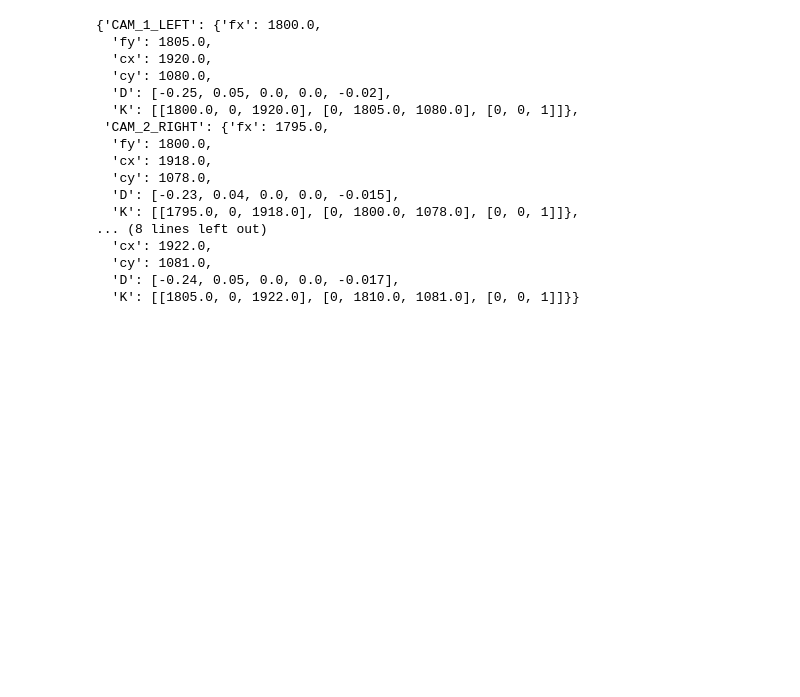
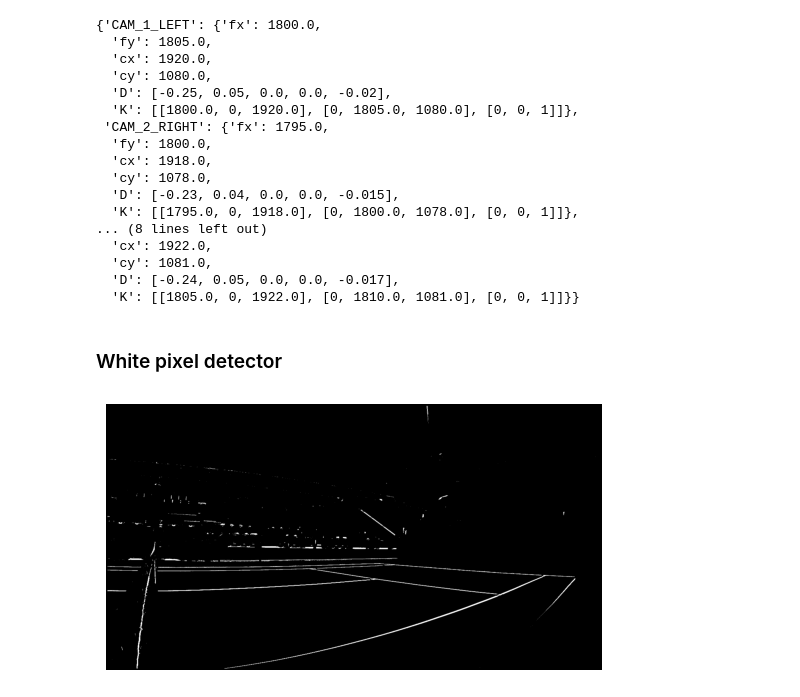
Before and after one commit to damianstone/cv-calibration-triangulation, a Jupyter notebook: src/robust-calibration/get_extrinsic_params.ipynb, the cells around one changed output. Saved outputs shown, nothing was run; the diff lists cells and outputs as text; code cells hidden in the pictures; blank space fills up the shorter version.

```diff
--- a/src/robust-calibration/get_extrinsic_params.ipynb
+++ b/src/robust-calibration/get_extrinsic_params.ipynb
@@ -50,7 +50,7 @@ import numpy as np
 
 # --- Main functions implementing the paper’s steps ---
 
-def white_pixel_detector(image, sigma_l=128, sigma_d=20, tau=8):
+def white_pixel_detector_temp(image, sigma_l=128, sigma_d=20, tau=8):
     """
     Implements Section 3.1: Detect white court-line pixels.
     (Use brightness and neighbor tests; here a simplified version.)
@@ -60,7 +60,7 @@ def white_pixel_detector(image, sigma_l=128, sigma_d=20, tau=8):
     mask = (gray >= sigma_l).astype(np.uint8) * 255
     return mask
 
-def hough_line_detection(white_mask, threshold=100, min_line_length=50, max_line_gap=5):
+def hough_line_detection_temp(white_mask, threshold=100, min_line_length=50, max_line_gap=5):
     """
     Section 3.2.1: Extract candidate court lines using Hough transform.
     """
@@ -214,3 +214,79 @@ def pipeline(folder_left1, folder_right1, folder_left2, folder_right2, court_mod
         }
     }
     return results
+# %%
+import matplotlib.pyplot as plt
+
+def print_image(imread_img):
+  img = cv.cvtColor(imread_img, cv.COLOR_BGR2RGB)
+  plt.imshow(img)
+  plt.axis('off')
+  plt.show()
+# %% [markdown]
+### White pixel detector
+# %%
+
+def white_pixel_detector(img, tau=8, thresh_l=128, thresh_d=15, block_size=20, aperture_size=3):
+    """
+    Simplified white pixel detection for court lines (Section 3.1).
+
+    Parameters:
+      img: BGR image.
+      tau: pixel offset for neighbor comparisons.
+      thresh_l: luminance threshold.
+      thresh_d: minimum brightness difference.
+      block_size: window size for structure tensor.
+      aperture_size: aperture for computing gradients.
+
+    Returns:
+      combined_mask: an 8-bit image where white pixels (255) are potential court-line pixels.
+    """
+    # Convert to YCbCr and extract the Y (luminance) channel.
+    img_ycbcr = cv.cvtColor(img, cv.COLOR_BGR2YCrCb)
+    y_channel = img_ycbcr[:, :, 0].astype(np.int32)
+    height, width = y_channel.shape
+
+    # Initialize candidate mask.
+    candidate_mask = np.zeros((height, width), dtype=np.uint8)
+
+    # Avoid boundaries by processing only the central region.
+    central = y_channel[tau:-tau, tau:-tau]
+    left_neighbors = y_channel[tau:-tau, 0:width-2*tau]
+    right_neighbors = y_channel[tau:-tau, 2*tau:width]
+    top_neighbors = y_channel[0:height-2*tau, tau:-tau]
+    bottom_neighbors = y_channel[2*tau:height, tau:-tau]
+
+    # Condition for horizontal white pixel detection.
+    cond_h = (central >= thresh_l) & ((central - left_neighbors) > thresh_d) & ((central - right_neighbors) > thresh_d)
+
+    # Condition for vertical white pixel detection.
+    cond_v = (central >= thresh_l) & ((central - top_neighbors) > thresh_d) & ((central - bottom_neighbors) > thresh_d)
+    candidate = ((cond_h | cond_v).astype(np.uint8)) * 255
+    candidate_mask[tau:-tau, tau:-tau] = candidate
+
+    # Compute the structure tensor (corner eigenvalues) on the Y channel.
+    img_y_float = img_ycbcr[:, :, 0].astype(np.float32)
+    structure = cv.cornerEigenValsAndVecs(img_y_float, block_size, aperture_size)
+
+    # The first two channels are eigenvalues.
+    ev0 = structure[:, :, 0]
+    ev1 = structure[:, :, 1]
+    max_ev = np.maximum(ev0, ev1)
+    min_ev = np.minimum(ev0, ev1)
+
+    # Structure constraint: mark pixels with dominant orientation (line-like) if max eigenvalue > 4 * min eigenvalue.
+    structure_mask = ((max_ev > 4 * min_ev).astype(np.uint8)) * 255
+
+    # Combine the candidate mask with the structure mask.
+    combined_mask = cv.bitwise_and(candidate_mask, candidate_mask, mask=structure_mask)
+
+    return combined_mask
+
+
+
+white_pixel_img = cv.imread(f'{IMAGE_BASE_PATH}/side-view/side-1.jpg')
+# print_image(white_pixel_img)
+processed = white_pixel_detector(white_pixel_img)
+print_image(processed)
+# %% [output]
+[figure, added]
```
Also changed, not shown: parts of 2 cells of this notebook, 1 other file.
